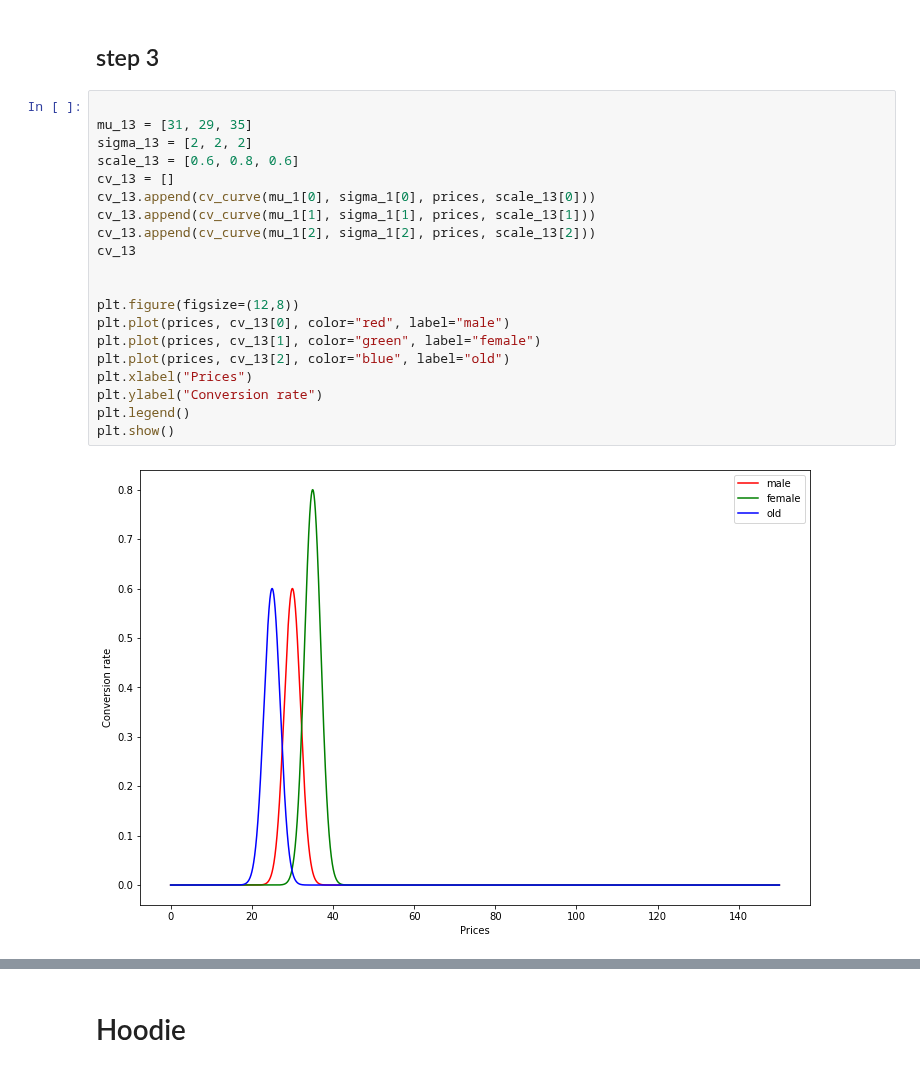
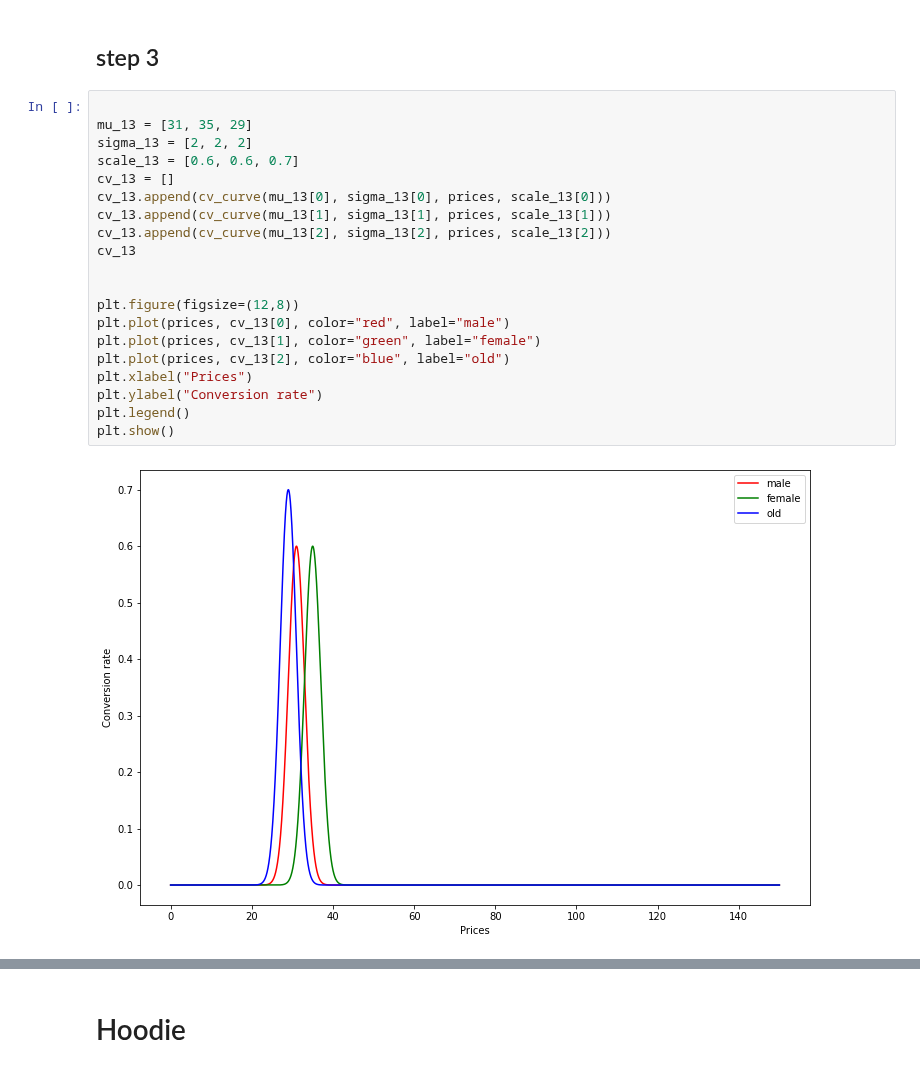
Before and after one commit to VladMarianCimpeanu/OLA_project, a Jupyter notebook: customers_parameters.ipynb, the cells around one changed output, grey strips where cells are left out. Saved outputs shown, nothing was run; the diff lists cells and outputs as text.

```diff
--- a/customers_parameters.ipynb
+++ b/customers_parameters.ipynb
@@ -557,26 +555,26 @@ print(c12_p1, c22_p1, c32_p1)
 ## step 3
 # %%
 
-mu_13 = [31, 29, 35]
+mu_13 = [31, 35, 29]
 sigma_13 = [2, 2, 2]
-scale_13 = [0.6, 0.8, 0.6]
+scale_13 = [0.6, 0.6, 0.7]
 cv_13 = []
-cv_13.append(cv_curve(mu_1[0], sigma_1[0], prices, scale_13[0]))
-cv_13.append(cv_curve(mu_1[1], sigma_1[1], prices, scale_13[1]))
-cv_13.append(cv_curve(mu_1[2], sigma_1[2], prices, scale_13[2]))
+cv_13.append(cv_curve(mu_13[0], sigma_13[0], prices, scale_13[0]))
+cv_13.append(cv_curve(mu_13[1], sigma_13[1], prices, scale_13[1]))
+cv_13.append(cv_curve(mu_13[2], sigma_13[2], prices, scale_13[2]))
 cv_13
 
 
 plt.figure(figsize=(12,8))
 plt.plot(prices, cv_13[0], color="red", label="male")
 plt.plot(prices, cv_13[1], color="green", label="female")
 plt.plot(prices, cv_13[2], color="blue", label="old")
 plt.xlabel("Prices")
 plt.ylabel("Conversion rate")
 plt.legend()
 plt.show()
 # %% [output]
-[figure, old version]
+[figure, new version]
 # %%
 expected_margin_13 = 0
 for i in range(classes):
```
Also changed, not shown: parts of 44 cells of this notebook, 11 other files.
